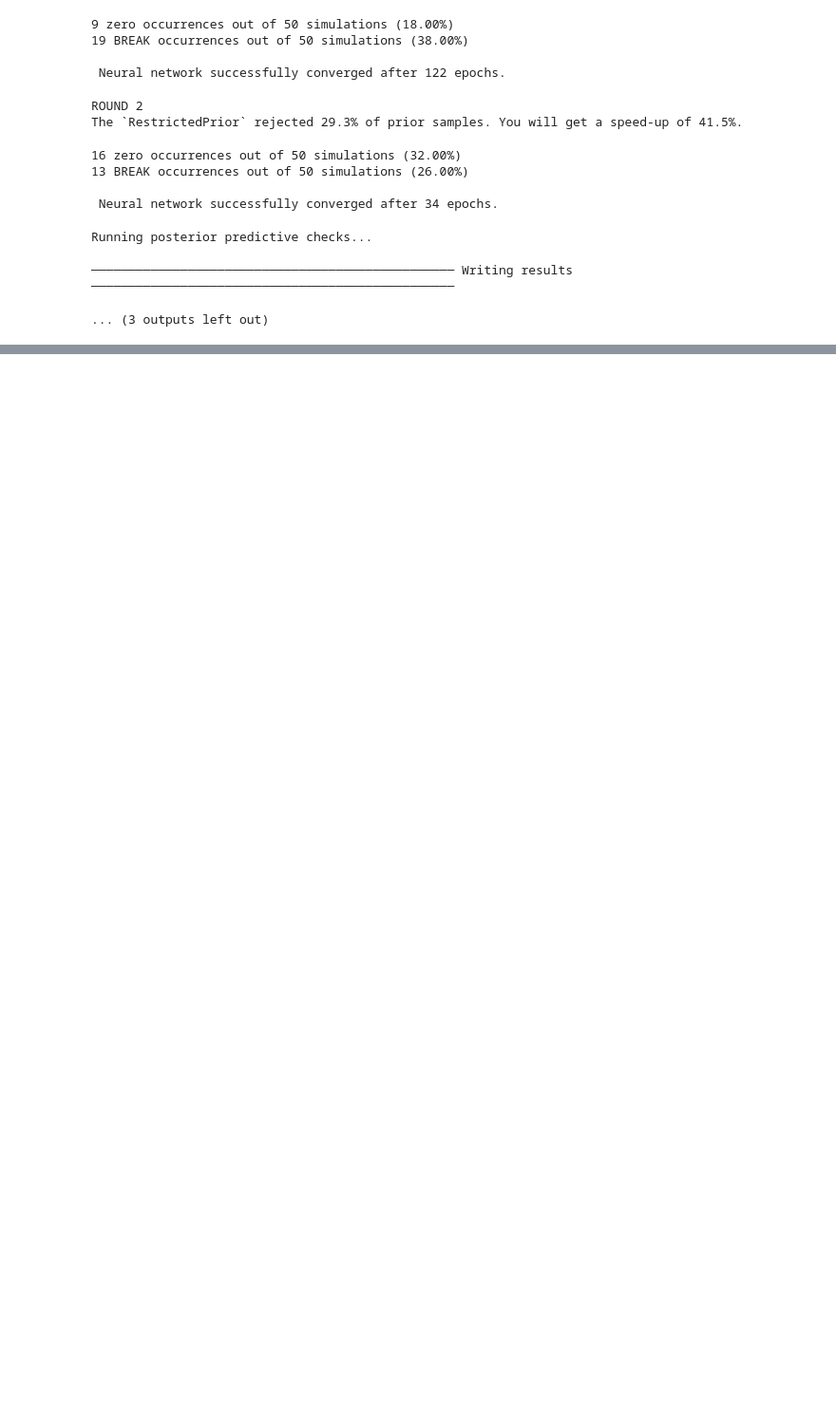
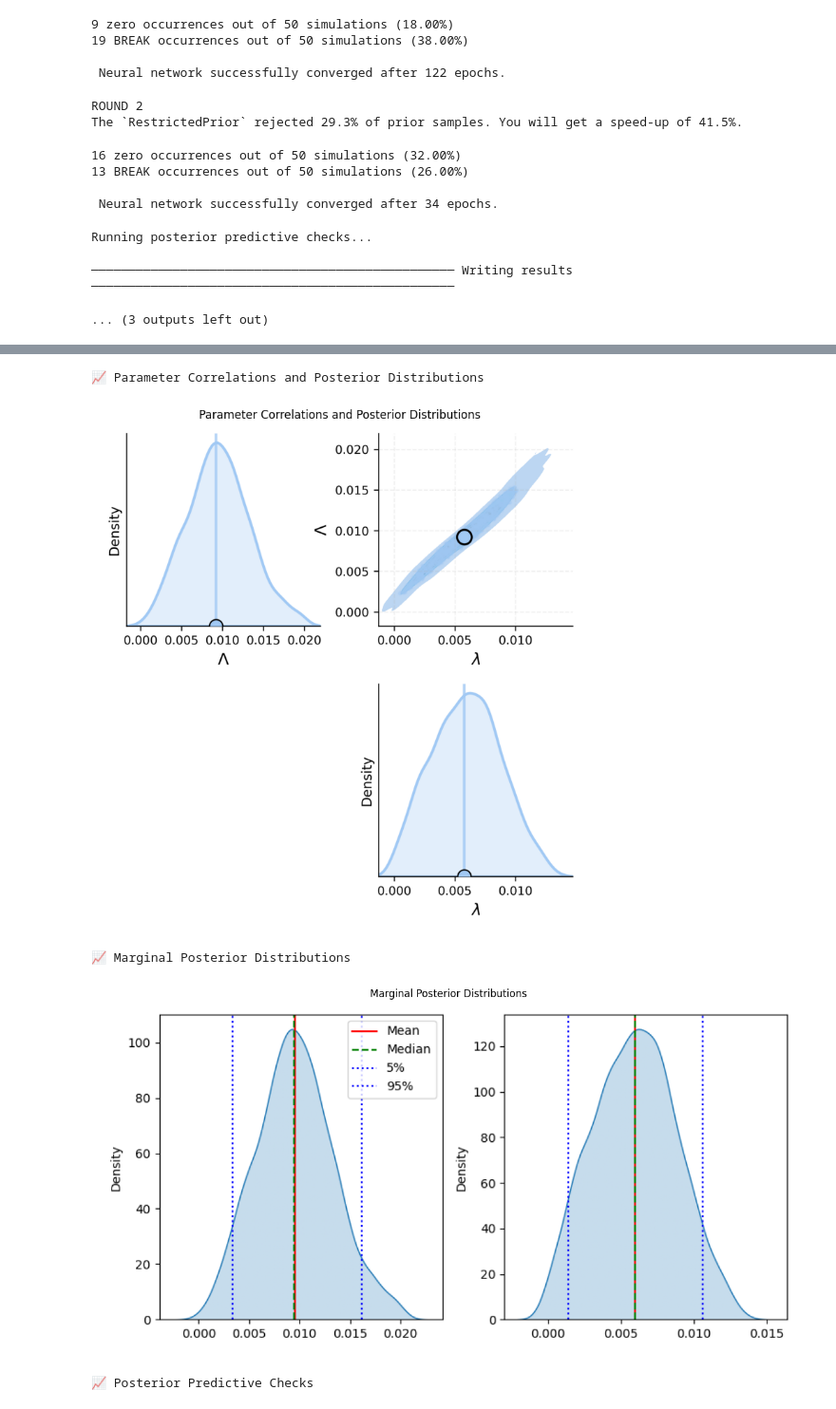
Before and after one commit to LostMa-ERC/simMAtree_workshop, a Jupyter notebook: main.ipynb, the cells around one changed output, grey strips where cells are left out. Shown: that part at 95% size. Drawn from its saved outputs; the diff is of its cells as text; code cells hidden in the pictures; blank space fills up the shorter version.

```diff
--- a/main.ipynb
+++ b/main.ipynb
@@ -254,0 +288,31 @@ Running posterior predictive checks...
+# %%
+# Display generated plots
+from IPython.display import Image, display
+import matplotlib.image as mpimg
+
+# Show posterior distributions
+plots_to_show = [
+    ('pairplot.png', 'Parameter Correlations and Posterior Distributions'),
+    ('posterior.png', 'Marginal Posterior Distributions'),
+    ('pp_summaries.png', 'Posterior Predictive Checks')
+]
+
+for plot_file, title in plots_to_show:
+    plot_path = results_dir / plot_file
+    if plot_path.exists():
+        print(f"\n📈 {title}")
+        img = mpimg.imread(plot_path)
+        plt.figure(figsize=(12, 8))
+        plt.imshow(img)
+        plt.axis('off')
+        plt.title(title)
+        plt.tight_layout()
+        plt.show()
+    else:
+        print(f"⚠️  Plot not found: {plot_file}")
+# %% [output]
+📈 Parameter Correlations and Posterior Distributions
+[figure, added]
+📈 Marginal Posterior Distributions
+[figure, added]
+📈 Posterior Predictive Checks
```
Also changed, not shown: parts of 5 cells of this notebook.
